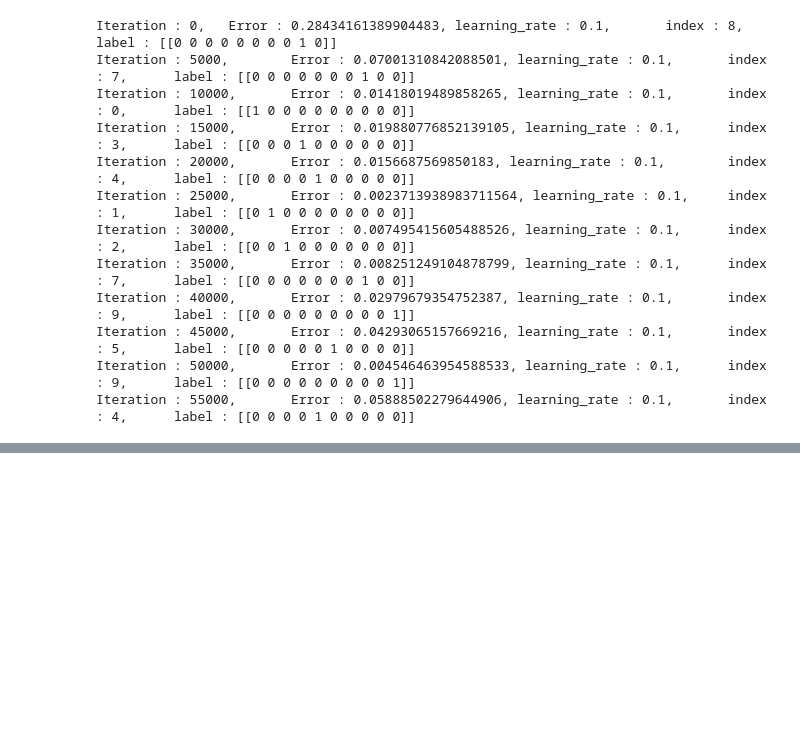
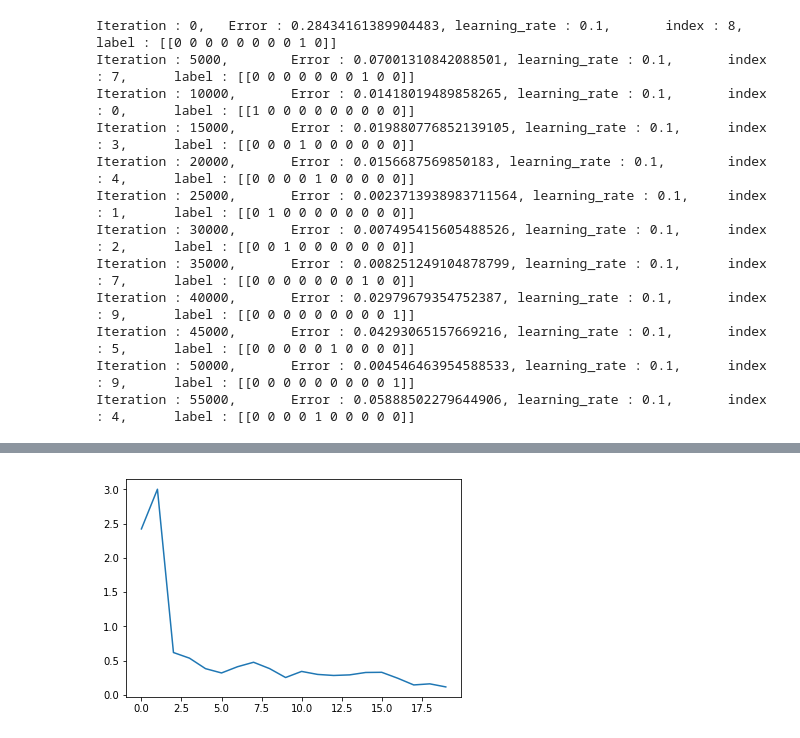
Before and after one commit to ssaru/Deeplearning-from-scratch, a Jupyter notebook: Neural_Network_tutorial(MNIST).ipynb, the cells around one changed output, grey strips where cells are left out. Cells and saved outputs as stored; diff of their text form; code cells hidden in the pictures; blank space fills up the shorter version.

```diff
--- a/Neural_Network_tutorial(MNIST).ipynb
+++ b/Neural_Network_tutorial(MNIST).ipynb
@@ -718,0 +875,6 @@ Predict value : 7, OutPut scalar :
+# %%
+x_axis = np.arange(len(Error))
+plt.plot(x_axis, Error)
+plt.show()
+# %% [output]
+[figure, added]
```
Also changed, not shown: parts of 21 cells of this notebook, 2 other files.
